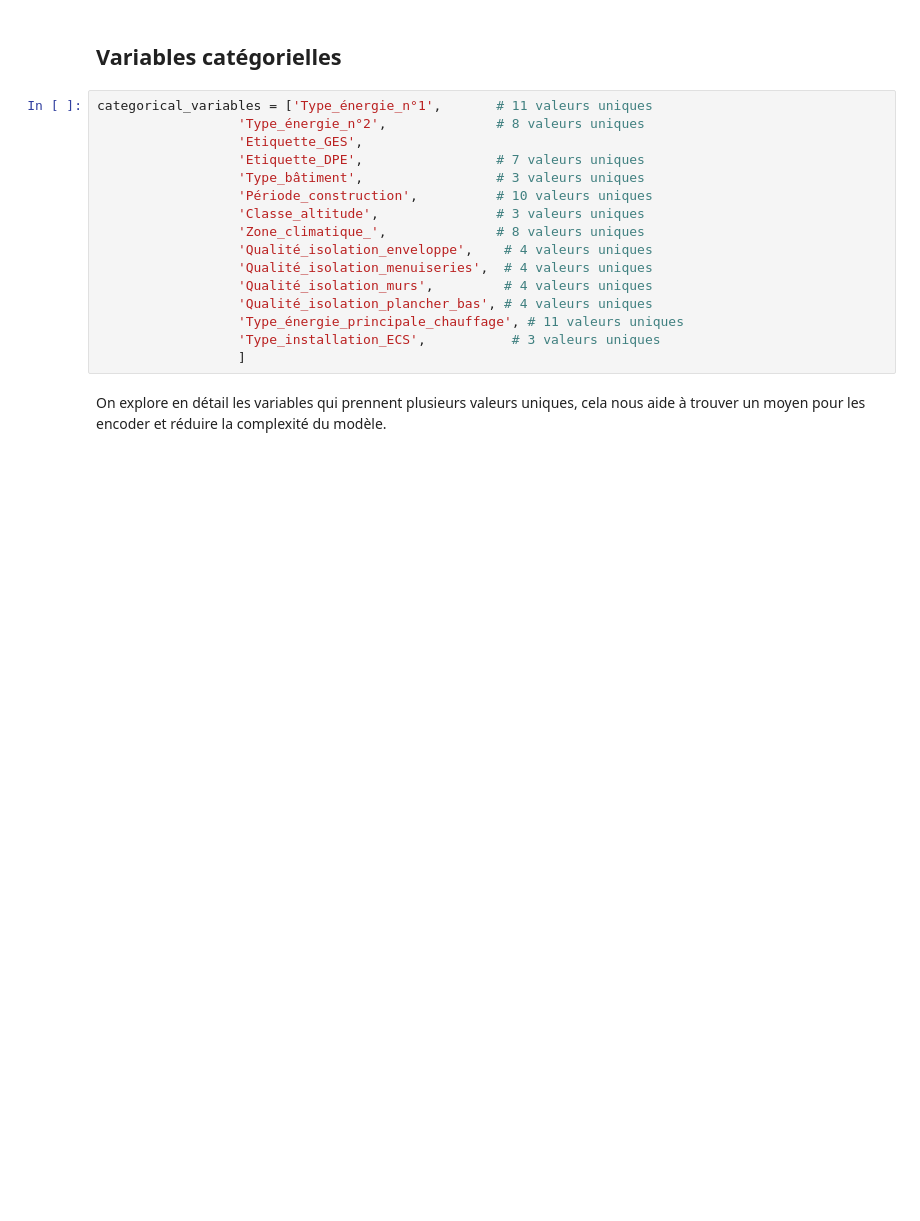
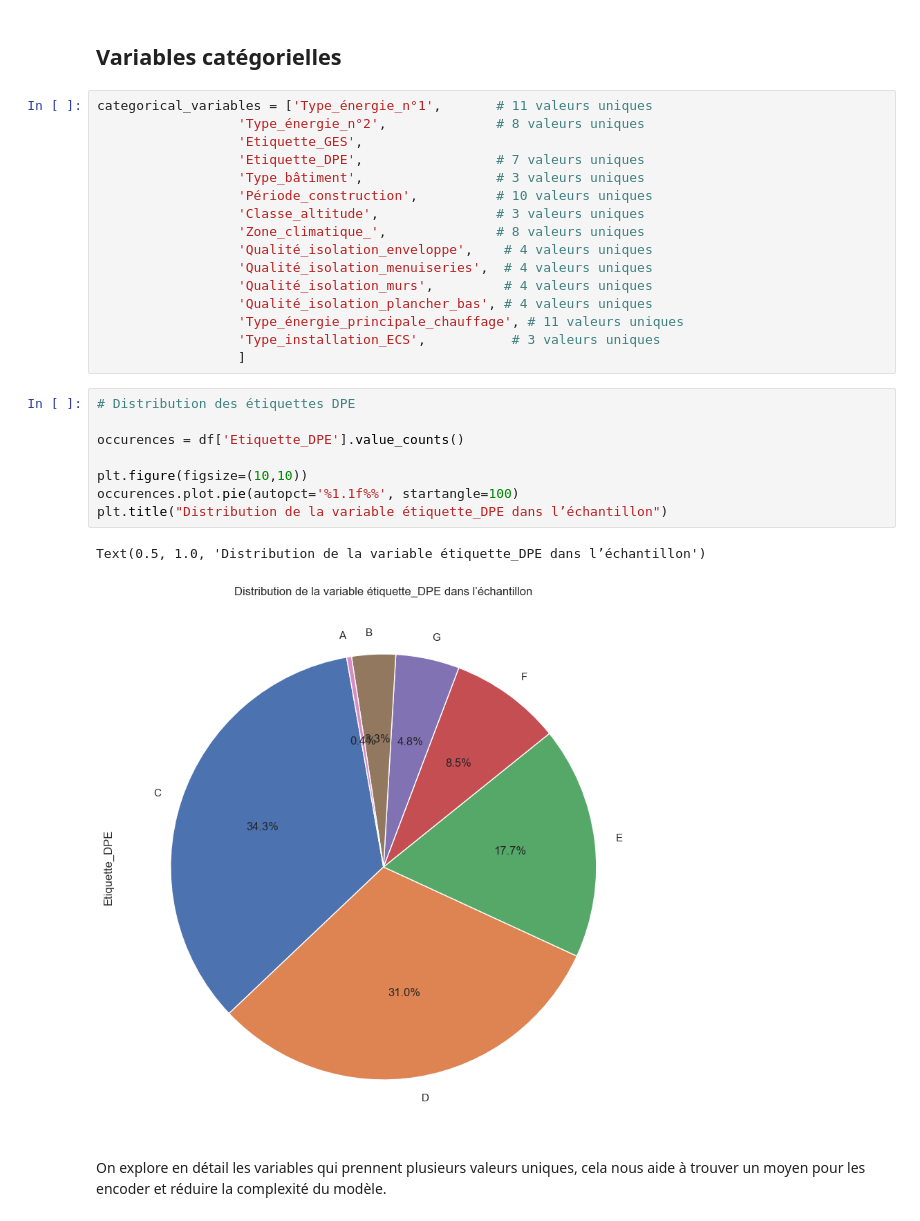
Before and after one commit to LACHQER-Wiam/Projet-Python, a Jupyter notebook: data.ipynb, the cells around one changed output. Drawn from its saved outputs; the diff is of its cells as text; blank space fills up the shorter version.

```diff
--- a/data.ipynb
+++ b/data.ipynb
@@ -426,6 +431,17 @@ categorical_variables = ['Type_énergie_n°1',       # 11 valeurs uniques
                   'Type_énergie_principale_chauffage', # 11 valeurs uniques
                   'Type_installation_ECS',           # 3 valeurs uniques
                   ]
+# %%
+# Distribution des étiquettes DPE
+
+occurences = df['Etiquette_DPE'].value_counts()
+
+plt.figure(figsize=(10,10))
+occurences.plot.pie(autopct='%1.1f%%', startangle=100)
+plt.title("Distribution de la variable étiquette_DPE dans l’échantillon")
+# %% [output]
+Text(0.5, 1.0, 'Distribution de la variable étiquette_DPE dans l’échantillon')
+[figure, added]
 # %% [markdown]
 On explore en détail les variables qui prennent plusieurs valeurs uniques, cela nous aide à trouver un moyen pour les encoder et réduire la complexité du modèle.
 # %%
```
Also changed, not shown: parts of 36 cells of this notebook, 1 other file.
